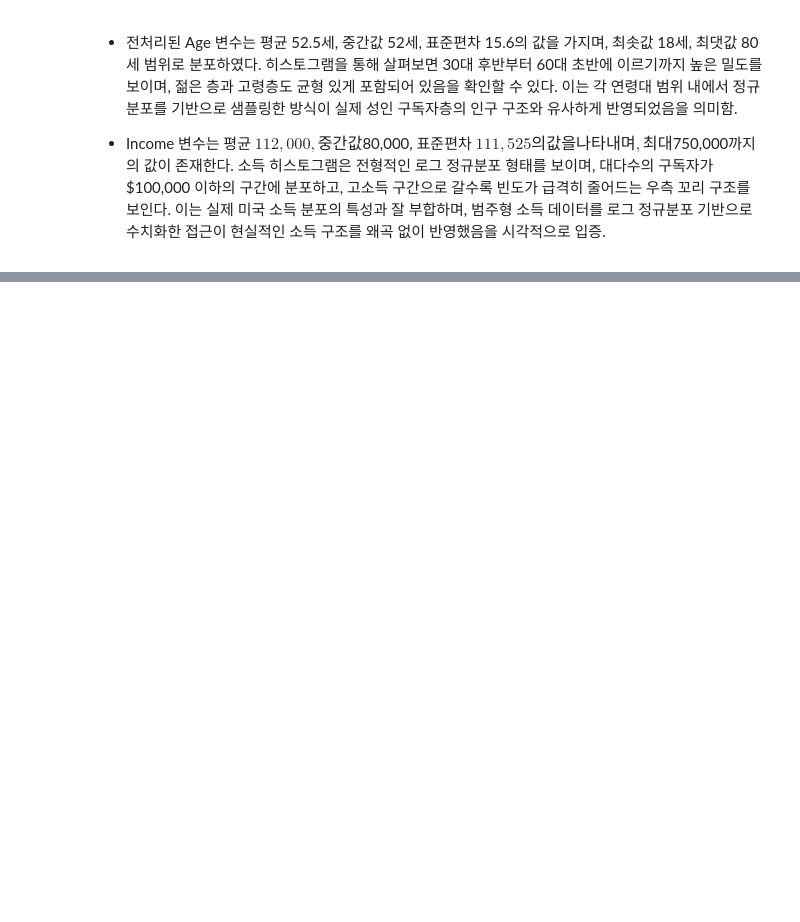
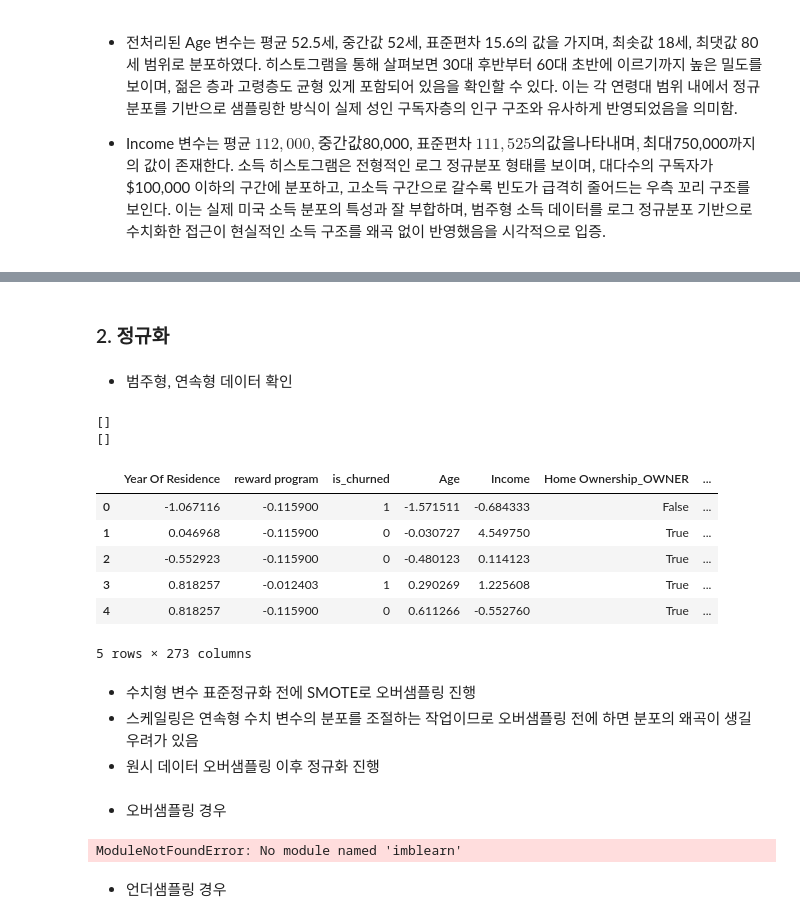
Before and after one commit to SKNETWORKS-FAMILY-AICAMP/SKN17-2nd-5Team, a Jupyter notebook: preprocessing_dh.ipynb, the cells around one changed output, grey strips where cells are left out. Saved outputs shown, nothing was run; the diff lists cells and outputs as text; code cells hidden in the pictures; blank space fills up the shorter version.

```diff
--- a/preprocessing_dh.ipynb
+++ b/preprocessing_dh.ipynb
@@ -1240,3 +1243,3 @@ plt.show()
 # %%
 # 'Y' → 1, 'N' → 0
-newspaper_df['dummy for Children'] = newspaper_df['dummy for Children'].map({'Y': 1, 'N': 0})
+# newspaper_df['dummy for Children'] = newspaper_df['dummy for Children'].map({'Y': 1, 'N': 0})
@@ -1242,0 +1289,64 @@ newspaper_df['dummy for Children'] = newspaper_df['dummy for Children'].map({'Y'
+# %% [markdown]
+### 2. 정규화
+# %% [markdown]
+- 범주형, 연속형 데이터 확인
+# %%
+cat_cols = newspaper_df.select_dtypes(include=['object']).columns.to_list()
+num_cols = newspaper_df.drop('is_churned', axis=1).select_dtypes(include=['int64']).columns.to_list()
+print(cat_cols)
+print(num_cols)
+# %% [output]
+[]
+[]
+# %%
+# 범주형 변수 -> 원핫인코딩
+newspaper_df[cat_cols] = newspaper_df[cat_cols].astype(str)
+newspaper_df = pd.get_dummies(newspaper_df, columns=cat_cols, drop_first=False)
+newspaper_df.head()
+# %% [output]
+|  | Year Of Residence | reward program | is_churned | Age | Income | Home Ownership_OWNER | ... |
+| 0 | -1.067116 | -0.115900 | 1 | -1.571511 | -0.684333 | False | ... |
+| 1 | 0.046968 | -0.115900 | 0 | -0.030727 | 4.549750 | True | ... |
+| 2 | -0.552923 | -0.115900 | 0 | -0.480123 | 0.114123 | True | ... |
+| 3 | 0.818257 | -0.012403 | 1 | 0.290269 | 1.225608 | True | ... |
+| 4 | 0.818257 | -0.115900 | 0 | 0.611266 | -0.552760 | True | ... |
+5 rows × 273 columns
+# %% [markdown]
+- 수치형 변수 표준정규화 전에 SMOTE로 오버샘플링 진행
+- 스케일링은 연속형 수치 변수의 분포를 조절하는 작업이므로 오버샘플링 전에 하면 분포의 왜곡이 생길 우려가 있음
+- 원시 데이터 오버샘플링 이후 정규화 진행
+# %% [markdown]
+- 오버샘플링 경우
+# %%
+from imblearn.over_sampling import SMOTE
+from sklearn.preprocessing import StandardScaler
+
+# 원핫인코딩은 이미 완료된 상태
+# 타겟 분리
+X = newspaper_df.drop(columns=['is_churned'])
+y = newspaper_df['is_churned']
+
+# SMOTE 적용 (기본 파라미터)
+smote = SMOTE(random_state=42)
+X_resampled, y_resampled = smote.fit_resample(X, y)
+
+# 결과 확인
+print(f"Before SMOTE: {y.value_counts().to_dict()}")
+print(f"After SMOTE: {y_resampled.value_counts().to_dict()}")
+
+# 스케일링은 오버샘플링 후 수치형 변수에만 적용
+num_cols_resampled = [col for col in X_resampled.columns if col in num_cols]
+
+scaler = StandardScaler()
+X_resampled[num_cols_resampled] = scaler.fit_transform(X_resampled[num_cols_resampled])
+
+# 최종 DataFrame 재구성
+newspaper_df_resampled = X_resampled.copy()
+newspaper_df_resampled['is_churned'] = y_resampled
+
+# 확인
+newspaper_df_resampled.head()
+# %% [output]
+ModuleNotFoundError: No module named 'imblearn'
+# %% [markdown]
+- 언더샘플링 경우
```
Also changed, not shown: parts of 21 cells of this notebook.
